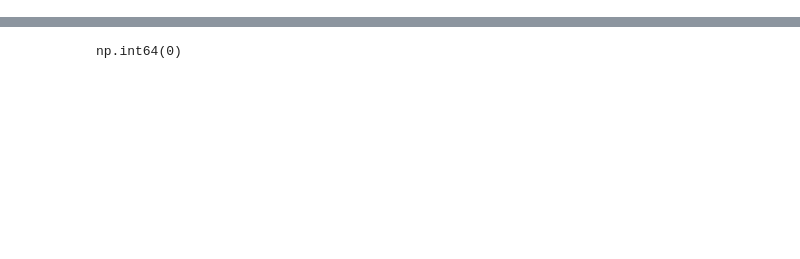
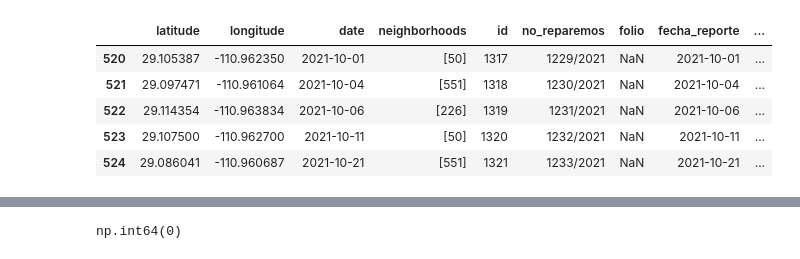
Before and after one commit to Ingenieria-de-Caracteristicas-MCD/Relacion_Baches_Accidentes_HMO, a Jupyter notebook: notebooks/experimentos/preprocesamiento_bachometro.ipynb, the cells around one changed output, grey strips where cells are left out. Cells and saved outputs as stored; diff of their text form; code cells hidden in the pictures; blank space fills up the shorter version.

```diff
--- a/notebooks/experimentos/preprocesamiento_bachometro.ipynb
+++ b/notebooks/experimentos/preprocesamiento_bachometro.ipynb
@@ -89,3 +74,0 @@ df = df.drop(columns=['fecha_reporte'])
-# %%
-#Recreando fecha_reporte en formato datetime
-df['fecha_reporte'] = pd.to_datetime(df[['day', 'month', 'year']])
@@ -101,7 +74,0 @@ df.head()
-# %%
-#Cambiando el nombre del mes en fecha_atencion a su numero correspondeinte
-df['fecha_atencion'] = df['fecha_atencion'].astype(str)
-for month, num in month_map.items():
-    df['fecha_atencion'] = df['fecha_atencion'].str.replace(month, str(num), regex=False)
-#Quitando caracteres no alfanummericos
-df['fecha_atencion'] = df['fecha_atencion'].str.replace(r'[^a-zA-Z0-9 ]', '', regex=True)
@@ -117,10 +74,0 @@ df.head()
-# %%
-#Separando fecha_atencion en month, day y year
-df[['month', 'day', 'year']] = df['fecha_atencion'].str.split(' ', expand=True)
-#droppeando fecha_atencion
-df = df.drop(columns=['fecha_atencion'])
-#pasando a datetime
-df['fecha_atencion'] = pd.to_datetime(df[['day', 'month', 'year']])
-#droppeando columnas day, month y year
-df = df.drop(columns=['day', 'month', 'year'])
-df.head()
@@ -133,0 +127,3 @@ df.head()
+# %%
+df = procesar_columna_fecha(df, 'fecha_reporte', month_map)
+df = procesar_columna_fecha(df, 'fecha_atencion', month_map)
@@ -133,0 +139,9 @@ df.head()
+# %%
+df.tail()
+# %% [output]
+|  | latitude | longitude | date | neighborhoods | id | no_reparemos | folio | fecha_reporte | ... |
+| 520 | 29.105387 | -110.962350 | 2021-10-01 | [50] | 1317 | 1229/2021 | NaN | 2021-10-01 | ... |
+| 521 | 29.097471 | -110.961064 | 2021-10-04 | [551] | 1318 | 1230/2021 | NaN | 2021-10-04 | ... |
+| 522 | 29.114354 | -110.963834 | 2021-10-06 | [226] | 1319 | 1231/2021 | NaN | 2021-10-06 | ... |
+| 523 | 29.107500 | -110.962700 | 2021-10-11 | [50] | 1320 | 1232/2021 | NaN | 2021-10-11 | ... |
+| 524 | 29.086041 | -110.960687 | 2021-10-21 | [551] | 1321 | 1233/2021 | NaN | 2021-10-21 | ... |
```
Also changed, not shown: parts of 22 cells of this notebook, 2 other files.
